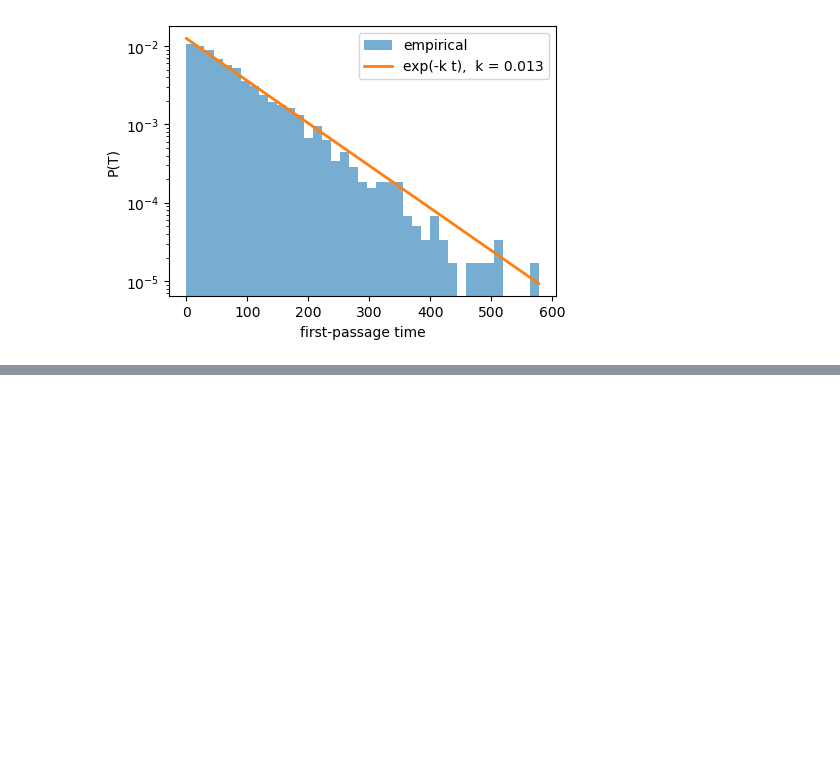
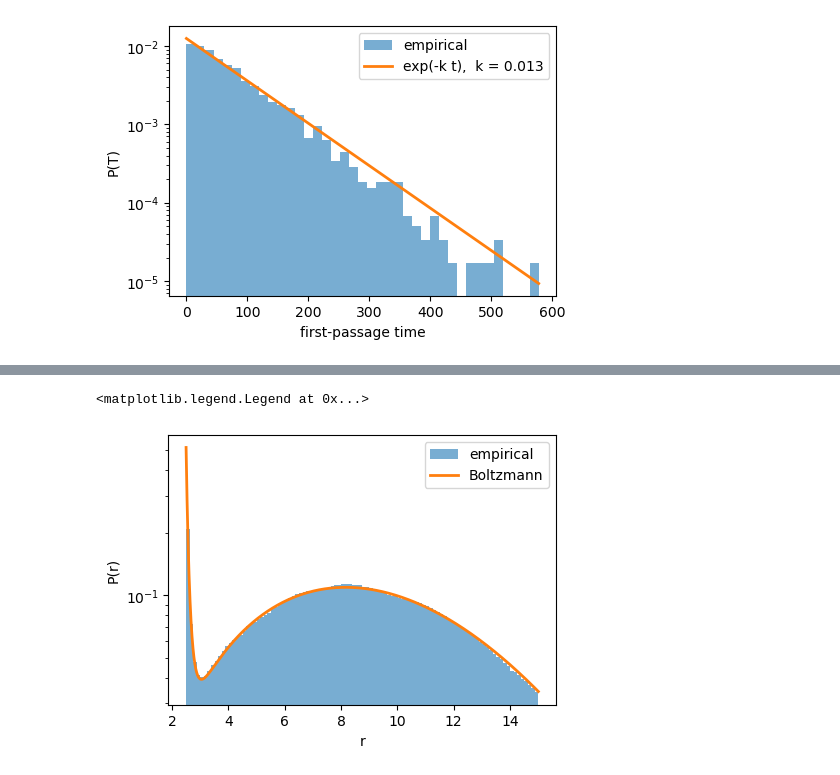
Before and after one commit to ta-rekt/Droplet, a Jupyter notebook: viz-rouse.ipynb, the cells around one changed output, grey strips where cells are left out. Cells and saved outputs as stored; diff of their text form; code cells hidden in the pictures; blank space fills up the shorter version.

Commit message:
boltzmann recovered empirically for the rouse + attraction potential

```diff
--- a/viz-rouse.ipynb
+++ b/viz-rouse.ipynb
@@ -573,0 +798,27 @@ ratio empirical / Kramers     = 1.07
+# %%
+# --- Boltzmann sampling check -----------------------------
+burn = int(0.2 * sim.n)
+r_traj = sim.r[burn:, 0, :]                          # shape (n, N)
+
+# samples = r_traj[mask]
+samples = r_traj[::100].flatten()
+
+# Boltzmann on the left basin (renormalized over r < x_bar)
+# xs = np.linspace(1e-2, 10, 5000)
+left_mask = xs < x_bar
+# P_left = np.exp(-(U_vals - U_well) / T_bath)  * left_mask
+# P_left /= np.trapz(P_left, xs)
+
+# Boltzmann on the whole support
+P_full = np.exp(-(U_vals - U_well) / T_bath)
+P_full /= np.trapz(P_full, xs)
+
+fig, ax = plt.subplots(1, 1, figsize=(5, 3.5))
+ax.hist(samples, bins=100, density=True, range=(r_min, 15), alpha=0.6,
+        label="empirical")
+ax.plot(xs, P_full, lw=2, label="Boltzmann")
+ax.set_yscale('log')
+ax.set_xlabel("r"); ax.set_ylabel("P(r)"); ax.legend()
+# %% [output]
+<matplotlib.legend.Legend at 0x...>
+[figure, added]
```
Also changed, not shown: parts of 8 cells of this notebook, 4 other files.
